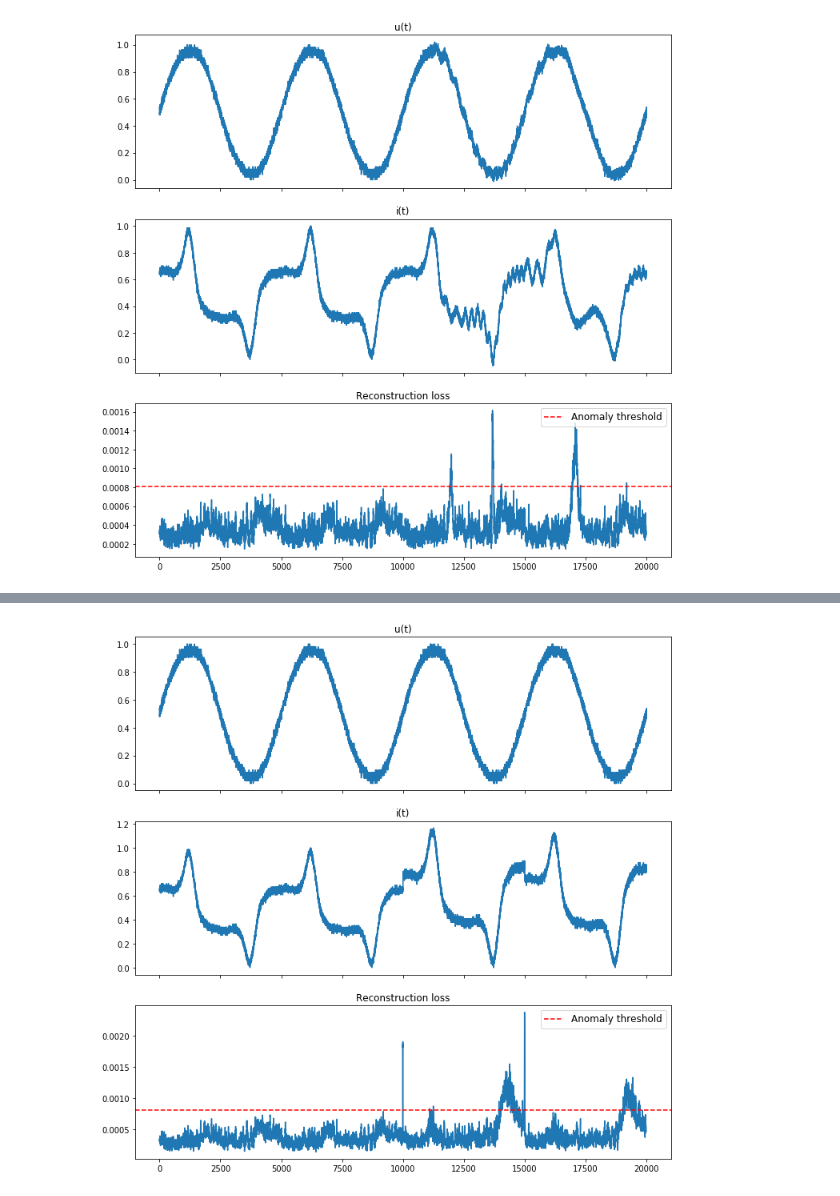
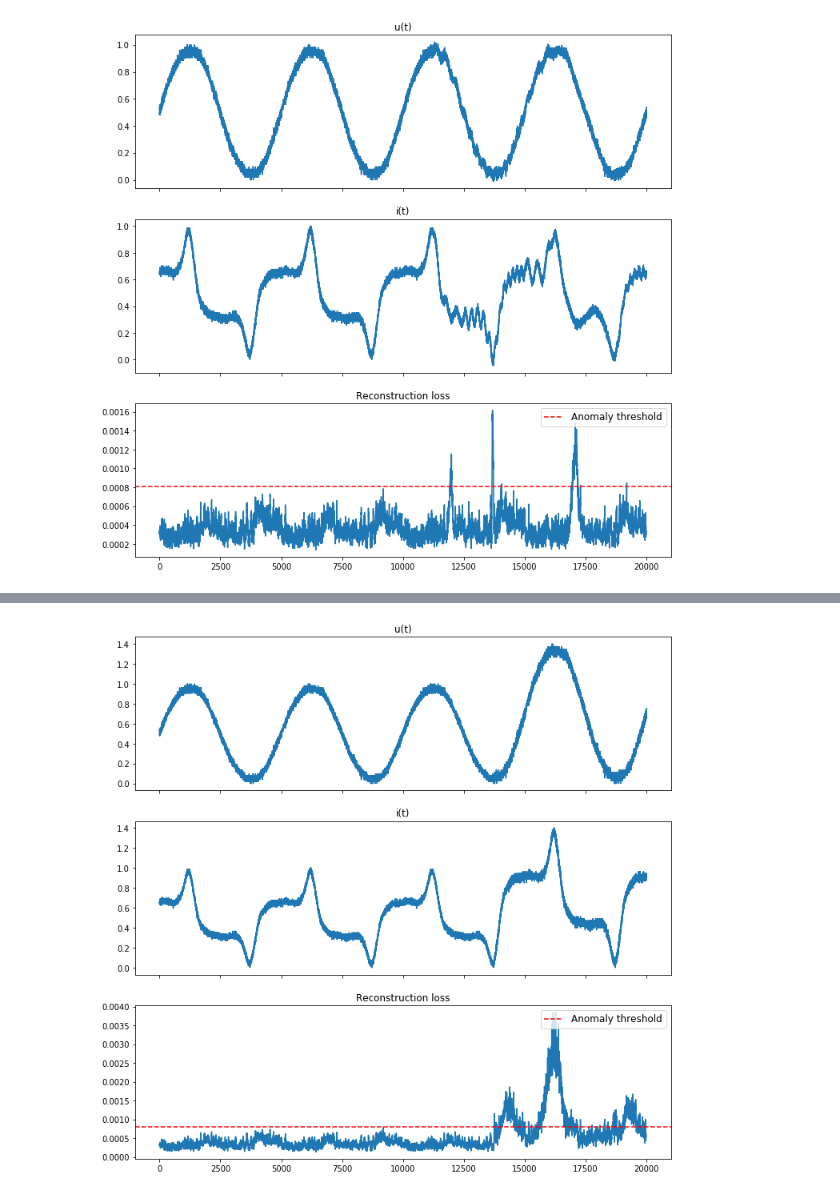
Before and after one commit to r-zareba/praca_inzynierska, a Jupyter notebook: praca_inzynierka.ipynb, the cells around one changed output, grey strips where cells are left out. Cells and saved outputs as stored; diff of their text form; code cells hidden in the pictures.

```diff
--- a/praca_inzynierka.ipynb
+++ b/praca_inzynierka.ipynb
@@ -266,14 +266,14 @@ for i in range(parts):
     if i < 1:
         noise_signal_part = int(u_signal.shape[0]/3)
         u_signal = np.full(u_signal.shape, u_signal[0])
-        add_oscillation(u_signal[:noise_signal_part], 5, 5, 0)
-        add_oscillation(u_signal[noise_signal_part:noise_signal_part*2], 5, 3, 0)
-        add_oscillation(u_signal[noise_signal_part:], 7, 1, 0)
+        add_oscillation(u_signal[:noise_signal_part], 0.2, 3, 0)
+        add_oscillation(u_signal[noise_signal_part:noise_signal_part*2], 5, 5, 200)
+        add_oscillation(u_signal[noise_signal_part:], 3, 5, 100)
 
         i_signal = np.full(i_signal.shape, i_signal[0])
-        add_oscillation(i_signal[:noise_signal_part], 5, 5, 0)
-        add_oscillation(i_signal[noise_signal_part:noise_signal_part*2], 5, 3, 0)
-        add_oscillation(i_signal[noise_signal_part:], 7, 1, 0)
+        add_oscillation(i_signal[:noise_signal_part], 0.2, 3, 0)
+        add_oscillation(i_signal[noise_signal_part:noise_signal_part*2], 5, 5, 200)
+        add_oscillation(i_signal[noise_signal_part:], 3, 5, 100)
 
     u_list.append(u_signal)
     i_list.append(i_signal)
@@ -323,39 +375,39 @@ for i in range(parts):
     u_signal = np.copy(voltage[part: part + n_samples_part])
     i_signal = np.copy(current[part: part + n_samples_part])
 
-    if i < 10:
-        drop_perc = random.uniform(1.1, 1.3)
-#         u_signal *= drop_perc
+    if i > 2:
+        drop_perc = 1.4
+        u_signal *= drop_perc
         i_signal *= drop_perc
 
     u_list.append(u_signal)
     i_list.append(i_signal)
 
 
 voltage = np.concatenate(u_list)
 current = np.concatenate(i_list)
 x_real = np.concatenate((current, voltage), axis=1)
 
 Xs = []
 ys = []
 for i in range(len(x_real) - n_timestamps):
     Xs.append(x_real[i:i+n_timestamps])
 
 x_real = np.array(Xs)
 real_loss = model.calculate_reconstruction_loss(x_real)
 #
 fig, (ax1, ax2, ax3) = plt.subplots(3, sharex=True, figsize=(12, 12))
 ax1.plot(voltage)
 ax1.set_title('u(t)')
 
 ax2.plot(current)
 ax2.set_title('i(t)')
 
 ax3.plot(real_loss)
 ax3.set_title('Reconstruction loss')
 ax3.axhline(y=anomaly_threshold, label='Anomaly threshold', c='r', linestyle='--')
 ax3.legend(loc='upper right', prop={'size': 12})
 
 plt.show()
 # %% [output]
-[figure, old version]
+[figure, new version]
```
Also changed, not shown: parts of 2 cells of this notebook, 8 other files.
